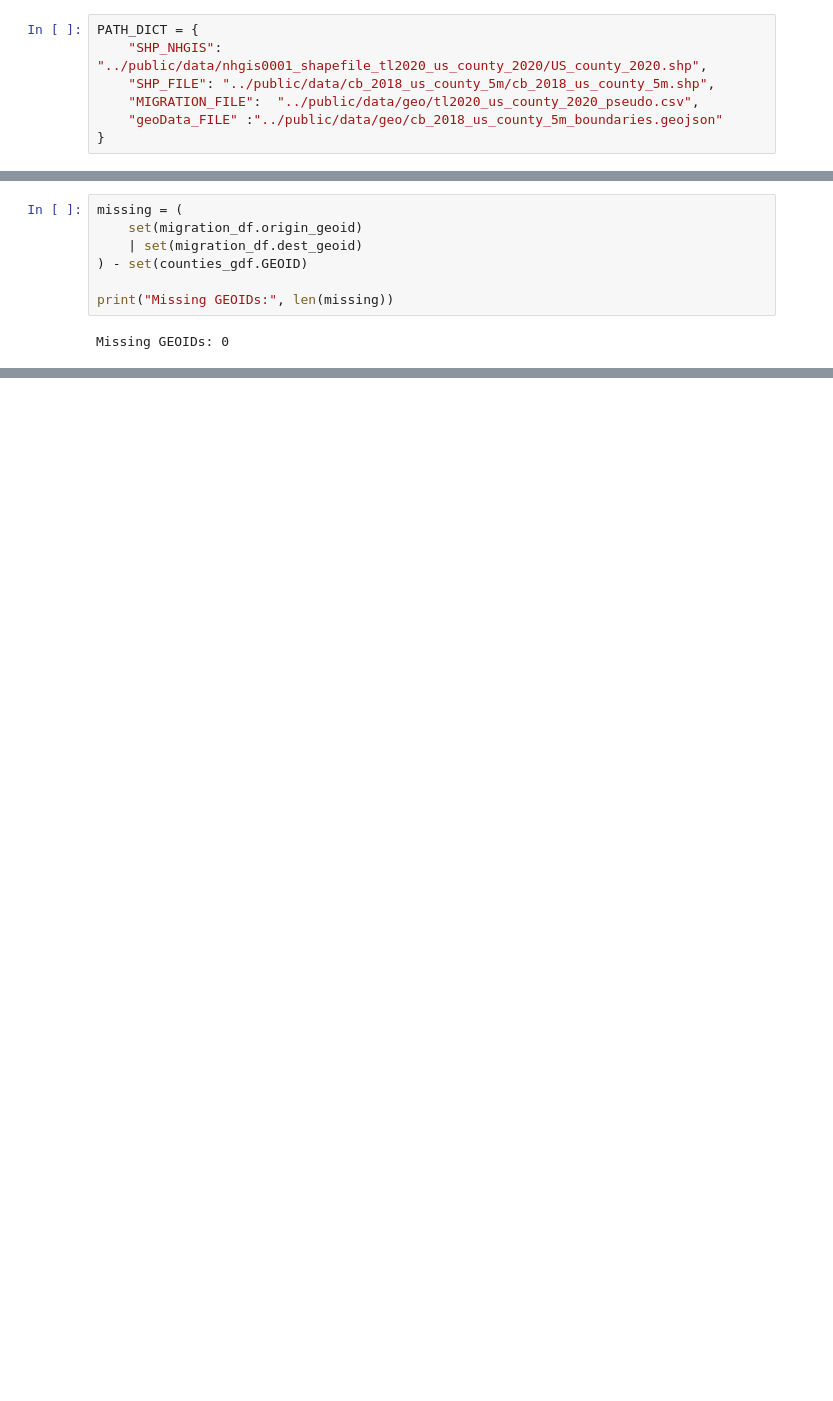
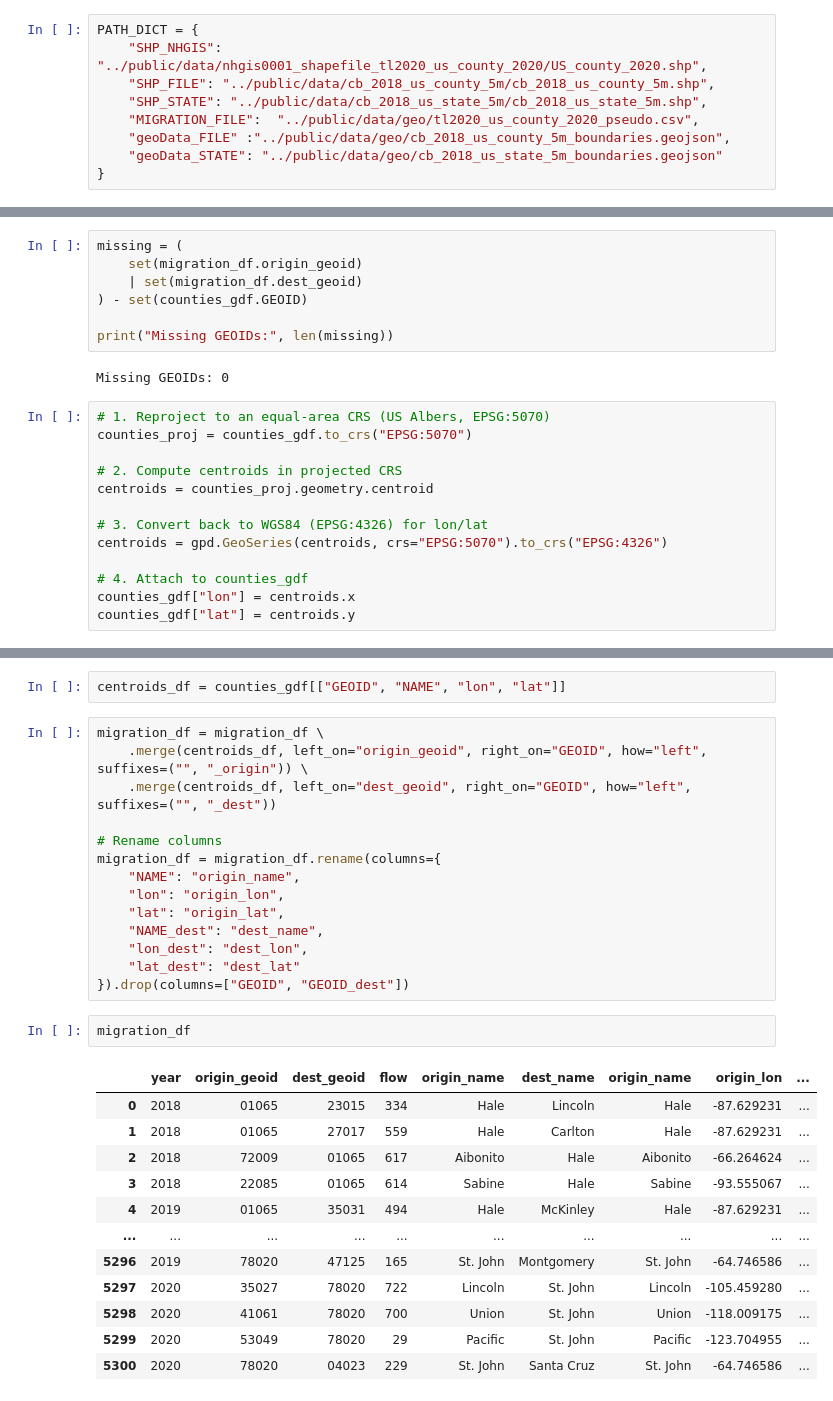
Before and after one commit to whzemuch/acs-dashboard, a Jupyter notebook: python_scripts/generate_geoData.ipynb, the cells around one changed output, grey strips where cells are left out. Saved outputs shown, nothing was run; the diff lists cells and outputs as text; blank space fills up the shorter version.

```diff
--- a/python_scripts/generate_geoData.ipynb
+++ b/python_scripts/generate_geoData.ipynb
@@ -12,7 +12,9 @@ import geopandas as gpd
 PATH_DICT = {
     "SHP_NHGIS": "../public/data/nhgis0001_shapefile_tl2020_us_county_2020/US_county_2020.shp",
     "SHP_FILE": "../public/data/cb_2018_us_county_5m/cb_2018_us_county_5m.shp",
+    "SHP_STATE": "../public/data/cb_2018_us_state_5m/cb_2018_us_state_5m.shp",
     "MIGRATION_FILE":  "../public/data/geo/tl2020_us_county_2020_pseudo.csv",
-    "geoData_FILE" :"../public/data/geo/cb_2018_us_county_5m_boundaries.geojson"
+    "geoData_FILE" :"../public/data/geo/cb_2018_us_county_5m_boundaries.geojson",
+    "geoData_STATE": "../public/data/geo/cb_2018_us_state_5m_boundaries.geojson"
 }
 # %%
@@ -284,3 +282,16 @@ missing = (
 print("Missing GEOIDs:", len(missing))
 # %% [output]
 Missing GEOIDs: 0
+# %%
+# 1. Reproject to an equal-area CRS (US Albers, EPSG:5070)
+counties_proj = counties_gdf.to_crs("EPSG:5070")
+
+# 2. Compute centroids in projected CRS
+centroids = counties_proj.geometry.centroid
+
+# 3. Convert back to WGS84 (EPSG:4326) for lon/lat
+centroids = gpd.GeoSeries(centroids, crs="EPSG:5070").to_crs("EPSG:4326")
+
+# 4. Attach to counties_gdf
+counties_gdf["lon"] = centroids.x
+counties_gdf["lat"] = centroids.y
@@ -286,0 +307,31 @@ Missing GEOIDs: 0
+# %%
+centroids_df = counties_gdf[["GEOID", "NAME", "lon", "lat"]]
+# %%
+migration_df = migration_df \
+    .merge(centroids_df, left_on="origin_geoid", right_on="GEOID", how="left", suffixes=("", "_origin")) \
+    .merge(centroids_df, left_on="dest_geoid", right_on="GEOID", how="left", suffixes=("", "_dest"))
+
+# Rename columns
+migration_df = migration_df.rename(columns={
+    "NAME": "origin_name",
+    "lon": "origin_lon",
+    "lat": "origin_lat",
+    "NAME_dest": "dest_name",
+    "lon_dest": "dest_lon",
+    "lat_dest": "dest_lat"
+}).drop(columns=["GEOID", "GEOID_dest"])
+# %%
+migration_df
+# %% [output]
+|  | year | origin_geoid | dest_geoid | flow | origin_name | dest_name | origin_name | origin_lon | ... |
+| 0 | 2018 | 01065 | 23015 | 334 | Hale | Lincoln | Hale | -87.629231 | ... |
+| 1 | 2018 | 01065 | 27017 | 559 | Hale | Carlton | Hale | -87.629231 | ... |
+| 2 | 2018 | 72009 | 01065 | 617 | Aibonito | Hale | Aibonito | -66.264624 | ... |
+| 3 | 2018 | 22085 | 01065 | 614 | Sabine | Hale | Sabine | -93.555067 | ... |
+| 4 | 2019 | 01065 | 35031 | 494 | Hale | McKinley | Hale | -87.629231 | ... |
+| ... | ... | ... | ... | ... | ... | ... | ... | ... | ... |
+| 5296 | 2019 | 78020 | 47125 | 165 | St. John | Montgomery | St. John | -64.746586 | ... |
+| 5297 | 2020 | 35027 | 78020 | 722 | Lincoln | St. John | Lincoln | -105.459280 | ... |
+| 5298 | 2020 | 41061 | 78020 | 700 | Union | St. John | Union | -118.009175 | ... |
+| 5299 | 2020 | 53049 | 78020 | 29 | Pacific | St. John | Pacific | -123.704955 | ... |
+| 5300 | 2020 | 78020 | 04023 | 229 | St. John | Santa Cruz | St. John | -64.746586 | ... |
```
Also changed, not shown: parts of 5 cells of this notebook, 19 other files.
